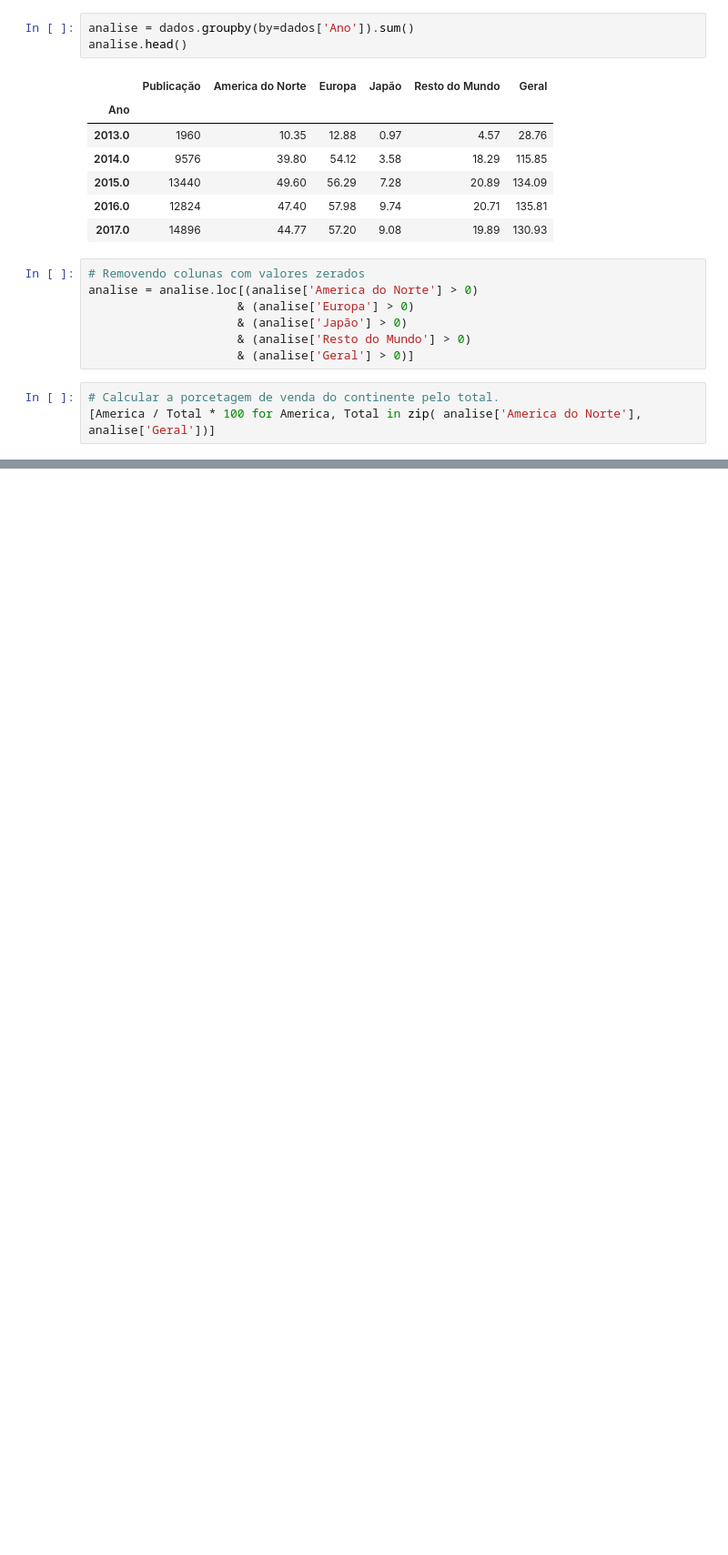
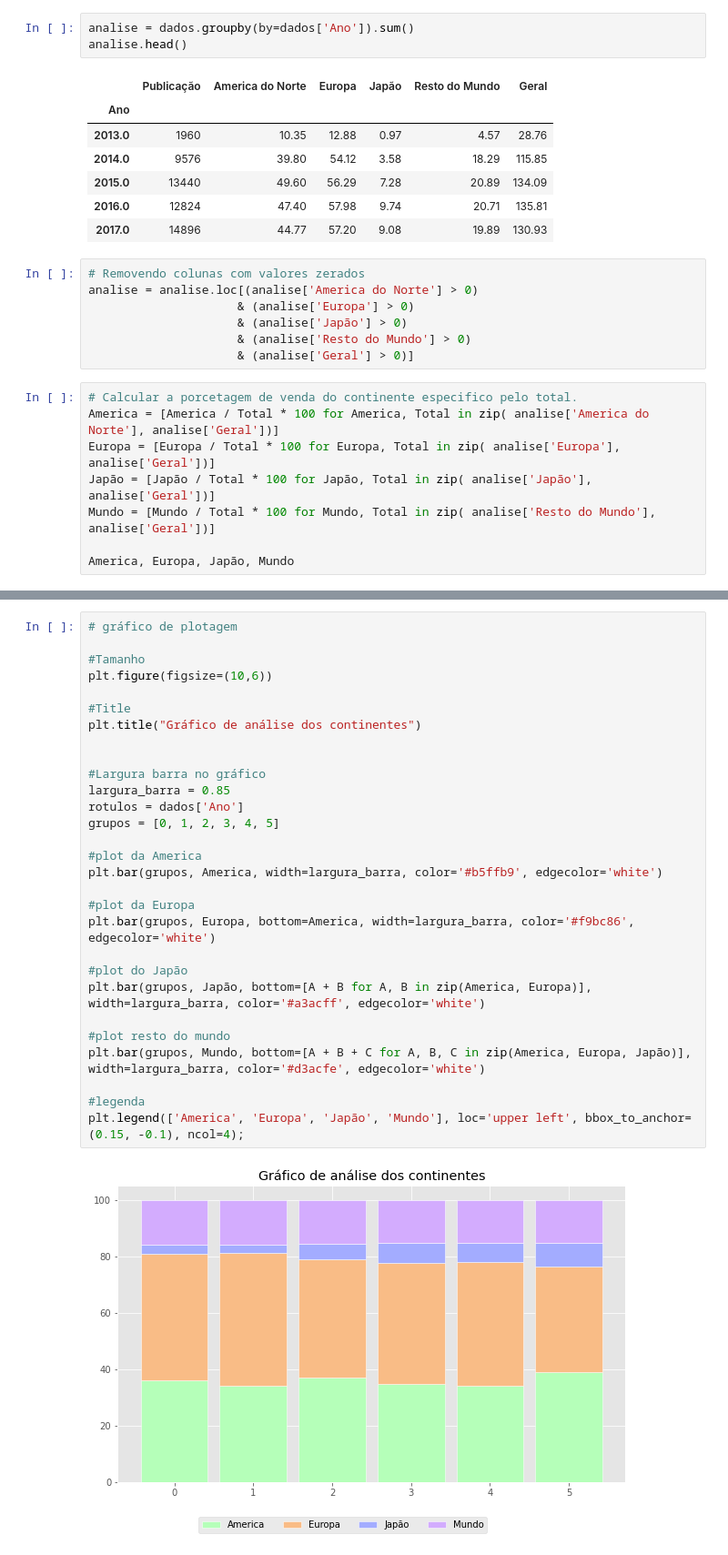
Before and after one commit to isaacuchoa/game_sales, a Jupyter notebook: games.ipynb, the cells around one changed output, grey strips where cells are left out. Shown: that part at 91% size. Cells and saved outputs as stored; diff of their text form; blank space fills up the shorter version.

Commit message:
gráfico de plotagem dos continentes

```diff
--- a/games.ipynb
+++ b/games.ipynb
@@ -216,6 +216,11 @@ analise = analise.loc[(analise['America do Norte'] > 0)
                      & (analise['Resto do Mundo'] > 0)
                      & (analise['Geral'] > 0)]
 # %%
-# Calcular a porcetagem de venda do continente pelo total.
-[America / Total * 100 for America, Total in zip( analise['America do Norte'], analise['Geral'])]
+# Calcular a porcetagem de venda do continente especifico pelo total.
+America = [America / Total * 100 for America, Total in zip( analise['America do Norte'], analise['Geral'])]
+Europa = [Europa / Total * 100 for Europa, Total in zip( analise['Europa'], analise['Geral'])]
+Japão = [Japão / Total * 100 for Japão, Total in zip( analise['Japão'], analise['Geral'])]
+Mundo = [Mundo / Total * 100 for Mundo, Total in zip( analise['Resto do Mundo'], analise['Geral'])]
+
+America, Europa, Japão, Mundo
 # %% [output]
@@ -227,0 +244,31 @@ analise = analise.loc[(analise['America do Norte'] > 0)
+# %%
+# gráfico de plotagem
+
+#Tamanho
+plt.figure(figsize=(10,6))
+
+#Title
+plt.title("Gráfico de análise dos continentes")
+
+
+#Largura barra no gráfico
+largura_barra = 0.85
+rotulos = dados['Ano']
+grupos = [0, 1, 2, 3, 4, 5]
+
+#plot da America
+plt.bar(grupos, America, width=largura_barra, color='#b5ffb9', edgecolor='white')
+
+#plot da Europa
+plt.bar(grupos, Europa, bottom=America, width=largura_barra, color='#f9bc86', edgecolor='white')
+
+#plot do Japão
+plt.bar(grupos, Japão, bottom=[A + B for A, B in zip(America, Europa)], width=largura_barra, color='#a3acff', edgecolor='white')
+
+#plot resto do mundo
+plt.bar(grupos, Mundo, bottom=[A + B + C for A, B, C in zip(America, Europa, Japão)], width=largura_barra, color='#d3acfe', edgecolor='white')
+
+#legenda
+plt.legend(['America', 'Europa', 'Japão', 'Mundo'], loc='upper left', bbox_to_anchor=(0.15, -0.1), ncol=4);
+# %% [output]
+[figure, added]
```
Also changed, not shown: parts of 4 cells of this notebook.
